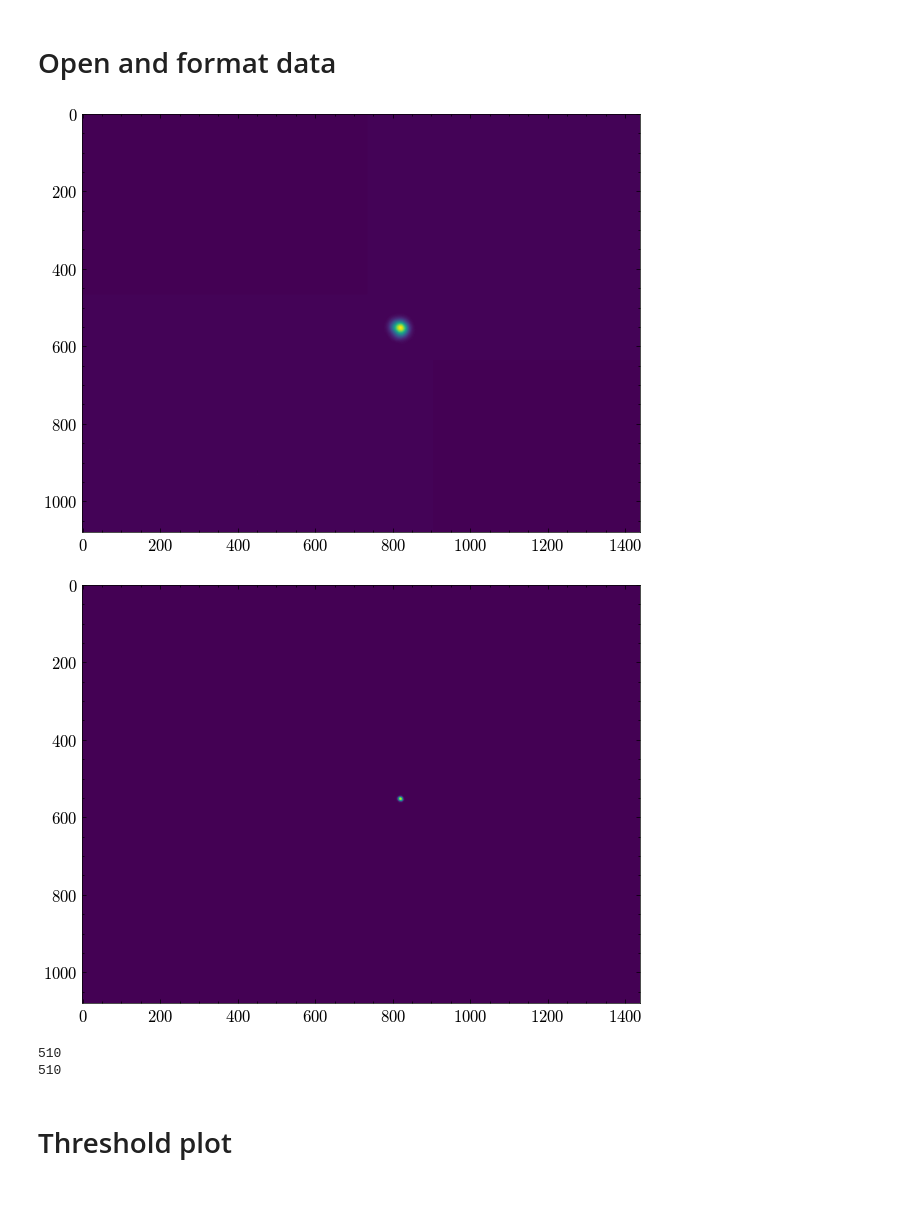
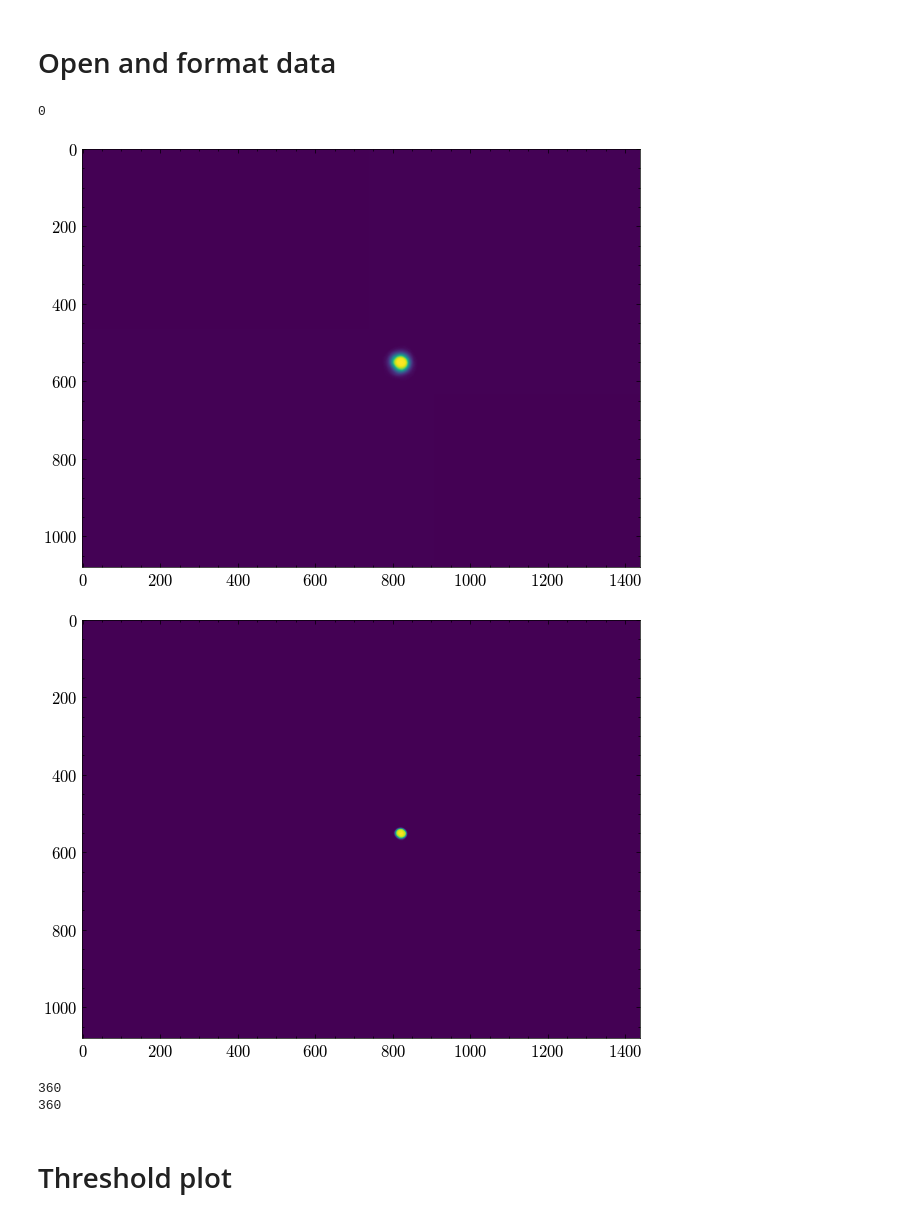
Before and after one commit to phbecimperial/Supervised-clustering-phase-pBEC, a Jupyter notebook: MultiMode Analysis/Phase_diagram_notebook.ipynb, the cells around one changed output. Cells and saved outputs as stored; diff of their text form; code cells hidden in the pictures.

```diff
--- a/MultiMode Analysis/Phase_diagram_notebook.ipynb
+++ b/MultiMode Analysis/Phase_diagram_notebook.ipynb
@@ -1,6 +1,11 @@
 # %% [markdown]
 Imports
 # %%
+import sys
+
+sys.path.append('imports')
+%load_ext autoreload
+%autoreload 2
 import pickle as pkl
 import numpy as np
 import json
@@ -15,9 +20,7 @@ from scipy.interpolate import interp1d
 from generate_training import modelist
 import power_length_analysis
 import Meta_classifier
-import sys
-
-sys.path.append('imports')
+import socket
 
 plt.style.use(['science', 'ieee', 'no-latex'])
 
@@ -27,39 +30,46 @@ plt.rcParams.update({
     'figure.dpi': 100,
     'savefig.dpi': 300
 })
+
+if socket.gethostname() == 'ph-photonbec5':
+    sys_path = r'D:/Data/2024/'
+else:
+    print(r'C:\Users\Pouis\OneDrive - Imperial College London\PBEC\Data')
+    raise Exception('unrecognised computer')
 # %% [markdown]
 # Open and format data
 # %%
 # t_stamps = ['20240731_152730', '20240731_155505']
-t_chunks = [
-    ['20240801_171523','20240801_175414'],
-    ['20240801_183108','20240801_191359'],
-    ['20240801_212439','20240801_220751'],
-    ['20240801_231338','20240801_232843'],
-    ['20240801_235340','20240802_000734'],
-    ['20240802_002049','20240802_004200'],
-    ]
+t_chunks = [['20240730_124313', '20240730_135435'],
+    ['20240730_141105', '20240730_151123'],
+    ['20240730_151808', '20240730_161932'],
+    ['20240730_163444', '20240730_172003'],
+    ['20240730_175911', '20240730_184501'],
+    ['20240730_215344', '20240730_230915'],
+    ['20240730_232357', '20240731_005200'],
+]
 
-
-
-image_dir = r'C:\Users\Pouis\OneDrive - Imperial College London\PBEC\Data'
+image_dir = sys_path
 #Make new folder or everything will be deleted
-crop_dir = r'C:\Users\Pouis\OneDrive - Imperial College London\PBEC\Data\Cropped_Images\22_07_disp_1_crop'
+crop_dir = sys_path + r'Cropped_Images/22_07_disp_1_crop'
 files, metas = select_files.open_img_files(t_chunks, image_dir)
+print(len(files))
+# %% [output]
+0
 # %%
-bec_file = r"C:\Users\Pouis\OneDrive - Imperial College London\PBEC\Data\20240801\pbec_20240801_232642_219.0_0.15471164866309522_935.346435546875_4.142857142857142_.png"
-power_length_analysis.bec_crop_centre(bec_file, files, [170,170], crop_dir)
+bec_file = sys_path + r'20240801\pbec_20240801_195801_4.0_0.06916934232619047_941.4451293945312_-0.33333333333333304_.png'
+power_length_analysis.bec_crop_centre(bec_file, files, [170, 170], crop_dir)
 # %% [output]
 [figure]
-[figure, old version]
+[figure, new version]
 # %%
 print(len(files))
-files = np.array(glob(crop_dir  + sep + '*.png'))
+files = np.array(glob(crop_dir + sep + '*.png'))
 print(len(files))
 data = power_length_analysis.data_from_metas(metas, files)
 # %% [output]
-510
-510
+360
+360
 # %% [markdown]
 # Threshold plot
 # %%
```
Also changed, not shown: parts of 9 cells of this notebook, 9 other files.
